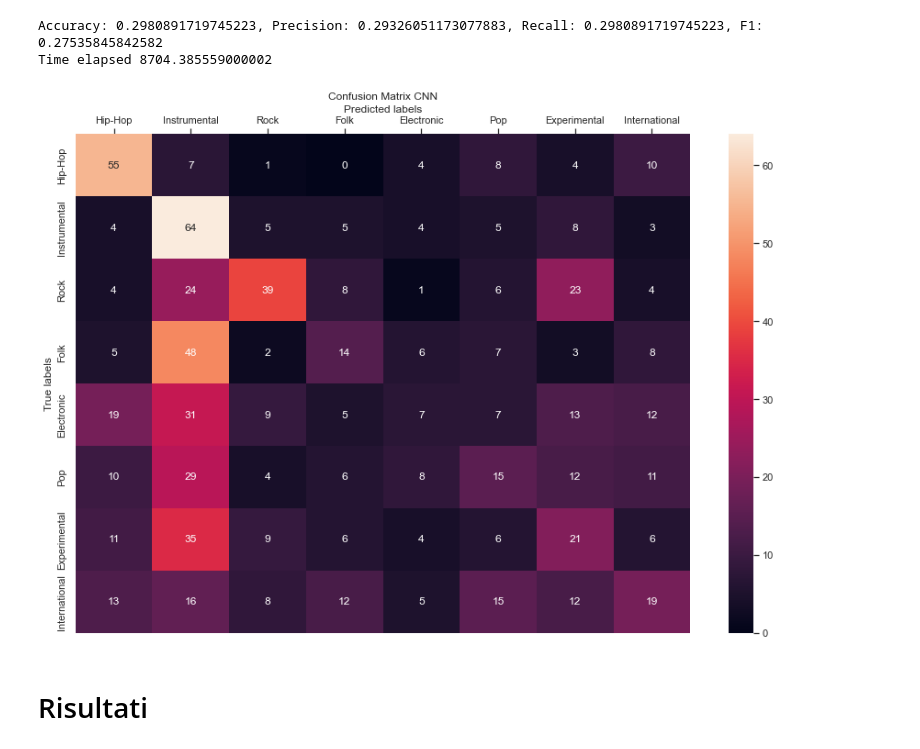
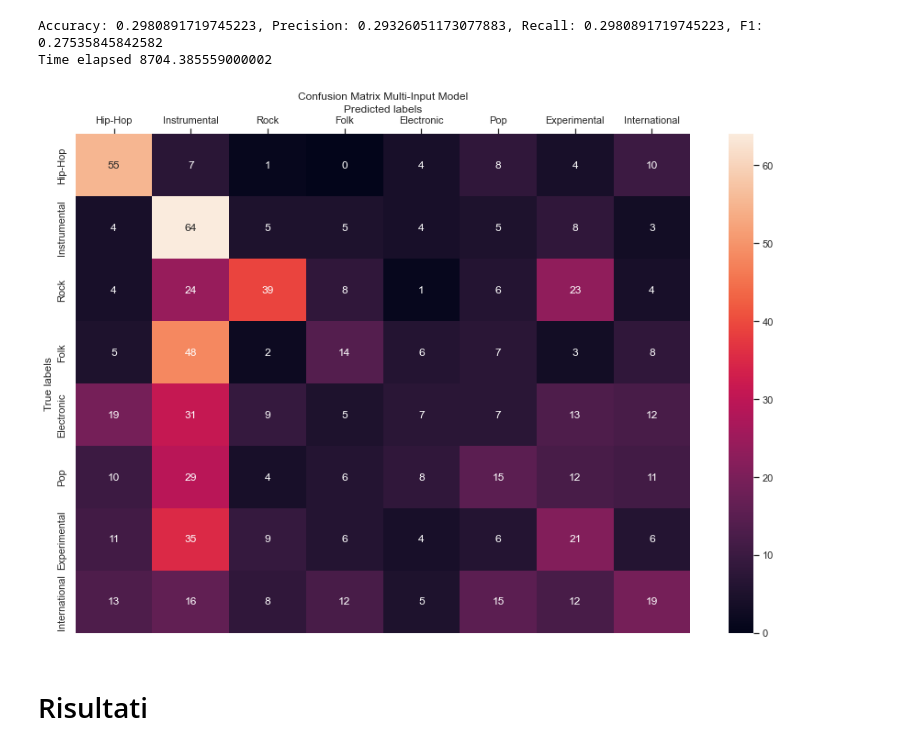
Before and after one commit to ThetaRangers/ML, a Jupyter notebook: mgrr.ipynb, the cells around one changed output. Drawn from its saved outputs; the diff is of its cells as text; code cells hidden in the pictures.

Commit message:
Fixed mislabeled confusion matrix

```diff
--- a/mgrr.ipynb
+++ b/mgrr.ipynb
@@ -1639,20 +1641,20 @@ Time elapsed 8704.385559000002
 # %%
 cm = confusion_matrix(tf_test_data['label'], predictions_multi.argmax(axis=1))
 f = plt.figure(figsize=(15,10))
 ax = f.add_subplot()
 
 sns.heatmap(cm, annot=True, fmt='g', ax=ax)
 ax.set_xlabel('Predicted labels')
 ax.xaxis.set_label_position('top')
 ax.set_ylabel('True labels')
-ax.set_title('Confusion Matrix CNN')
+ax.set_title('Confusion Matrix Multi-Input Model')
 
 ax.xaxis.set_ticklabels(list(genres.keys()))
 ax.xaxis.set_ticks_position('top')
 ax.yaxis.set_ticklabels(list(genres.keys()));
 plt.show()
 # %% [output]
-[figure, old version]
+[figure, new version]
 # %% [markdown]
 # Risultati
 # %%
```
Also changed, not shown: parts of 1 cell of this notebook.
